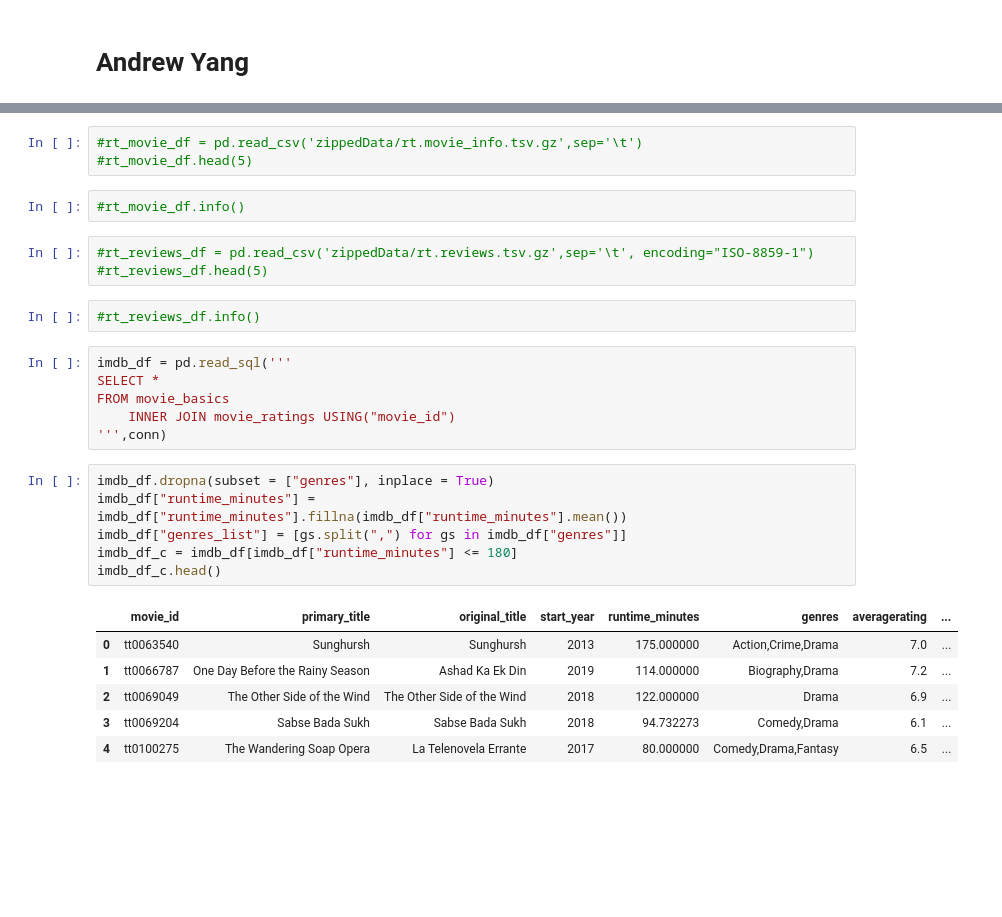
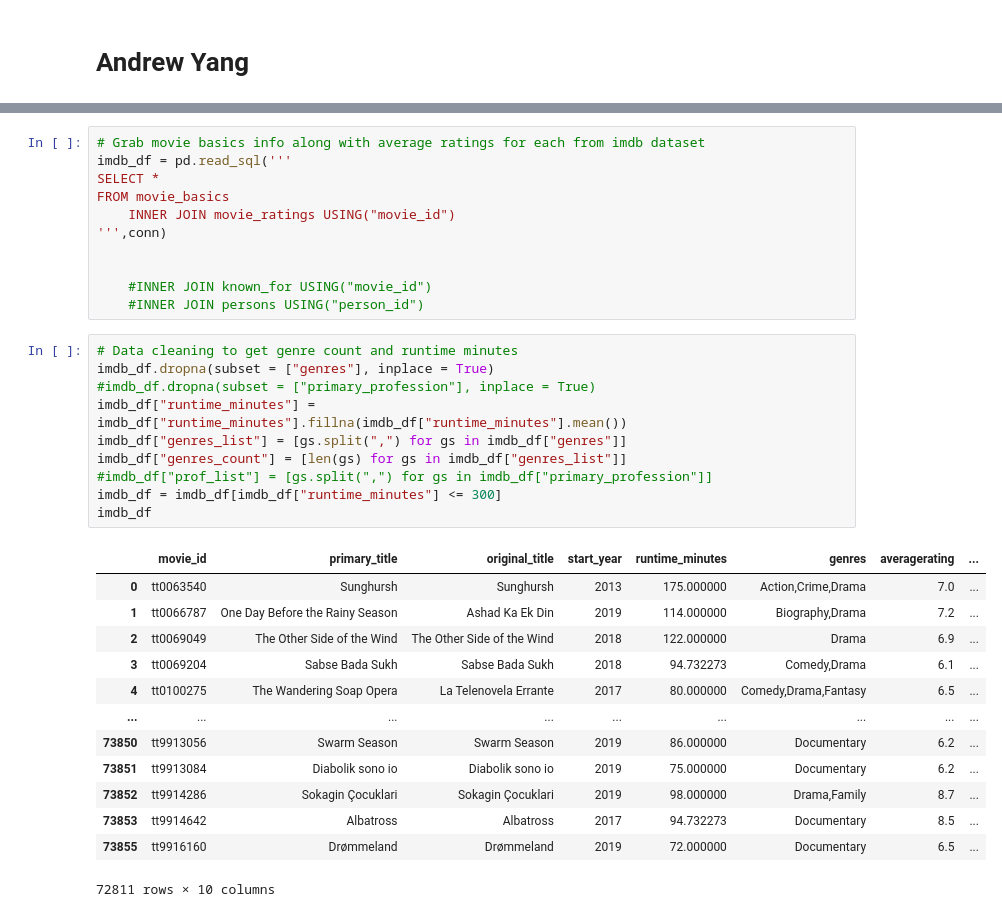
Before and after one commit to doriggs/Semester1Capstone, a Jupyter notebook: student.ipynb, the cells around one changed output, grey strips where cells are left out. Saved outputs shown, nothing was run; the diff lists cells and outputs as text; blank space fills up the shorter version.

```diff
--- a/student.ipynb
+++ b/student.ipynb
@@ -110,29 +124,35 @@ memory usage: 132.4+ KB
-# %%
-#rt_movie_df = pd.read_csv('zippedData/rt.movie_info.tsv.gz',sep='\t')
-#rt_movie_df.head(5)
-# %%
-#rt_movie_df.info()
-# %%
-#rt_reviews_df = pd.read_csv('zippedData/rt.reviews.tsv.gz',sep='\t', encoding="ISO-8859-1")
-#rt_reviews_df.head(5)
-# %%
-#rt_reviews_df.info()
 # %%
+# Grab movie basics info along with average ratings for each from imdb dataset
 imdb_df = pd.read_sql('''
 SELECT *
 FROM movie_basics
     INNER JOIN movie_ratings USING("movie_id")
 ''',conn)
+
+
+    #INNER JOIN known_for USING("movie_id")
+    #INNER JOIN persons USING("person_id")
 # %%
+# Data cleaning to get genre count and runtime minutes
 imdb_df.dropna(subset = ["genres"], inplace = True)
+#imdb_df.dropna(subset = ["primary_profession"], inplace = True)
 imdb_df["runtime_minutes"] = imdb_df["runtime_minutes"].fillna(imdb_df["runtime_minutes"].mean())
 imdb_df["genres_list"] = [gs.split(",") for gs in imdb_df["genres"]]
-imdb_df_c = imdb_df[imdb_df["runtime_minutes"] <= 180]
-imdb_df_c.head()
+imdb_df["genres_count"] = [len(gs) for gs in imdb_df["genres_list"]]
+#imdb_df["prof_list"] = [gs.split(",") for gs in imdb_df["primary_profession"]]
+imdb_df = imdb_df[imdb_df["runtime_minutes"] <= 300]
+imdb_df
 # %% [output]
 |  | movie_id | primary_title | original_title | start_year | runtime_minutes | genres | averagerating | ... |
 | 0 | tt0063540 | Sunghursh | Sunghursh | 2013 | 175.000000 | Action,Crime,Drama | 7.0 | ... |
 | 1 | tt0066787 | One Day Before the Rainy Season | Ashad Ka Ek Din | 2019 | 114.000000 | Biography,Drama | 7.2 | ... |
 | 2 | tt0069049 | The Other Side of the Wind | The Other Side of the Wind | 2018 | 122.000000 | Drama | 6.9 | ... |
 | 3 | tt0069204 | Sabse Bada Sukh | Sabse Bada Sukh | 2018 | 94.732273 | Comedy,Drama | 6.1 | ... |
 | 4 | tt0100275 | The Wandering Soap Opera | La Telenovela Errante | 2017 | 80.000000 | Comedy,Drama,Fantasy | 6.5 | ... |
+| ... | ... | ... | ... | ... | ... | ... | ... | ... |
+| 73850 | tt9913056 | Swarm Season | Swarm Season | 2019 | 86.000000 | Documentary | 6.2 | ... |
+| 73851 | tt9913084 | Diabolik sono io | Diabolik sono io | 2019 | 75.000000 | Documentary | 6.2 | ... |
+| 73852 | tt9914286 | Sokagin Çocuklari | Sokagin Çocuklari | 2019 | 98.000000 | Drama,Family | 8.7 | ... |
+| 73853 | tt9914642 | Albatross | Albatross | 2017 | 94.732273 | Documentary | 8.5 | ... |
+| 73855 | tt9916160 | Drømmeland | Drømmeland | 2019 | 72.000000 | Documentary | 6.5 | ... |
+72811 rows × 10 columns
```
Also changed, not shown: parts of 22 cells of this notebook.
